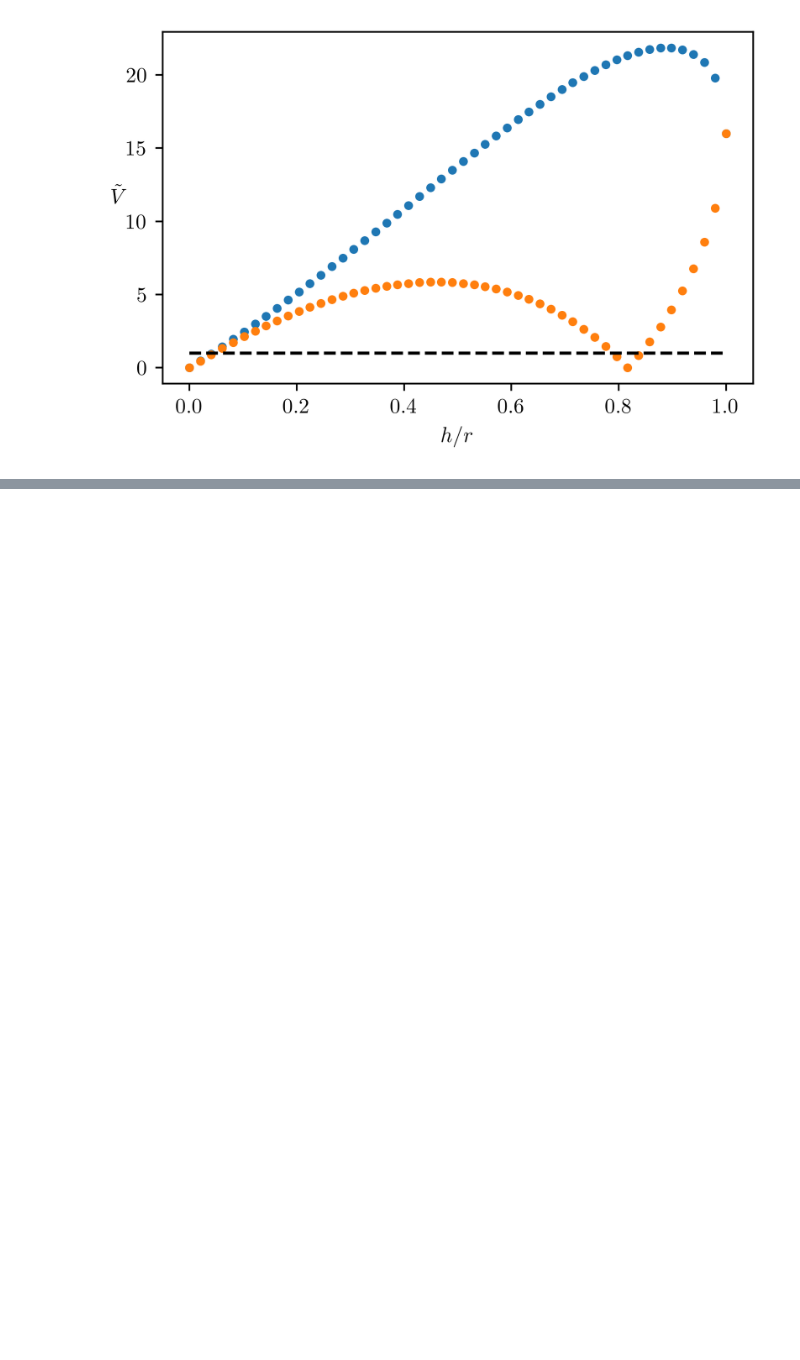
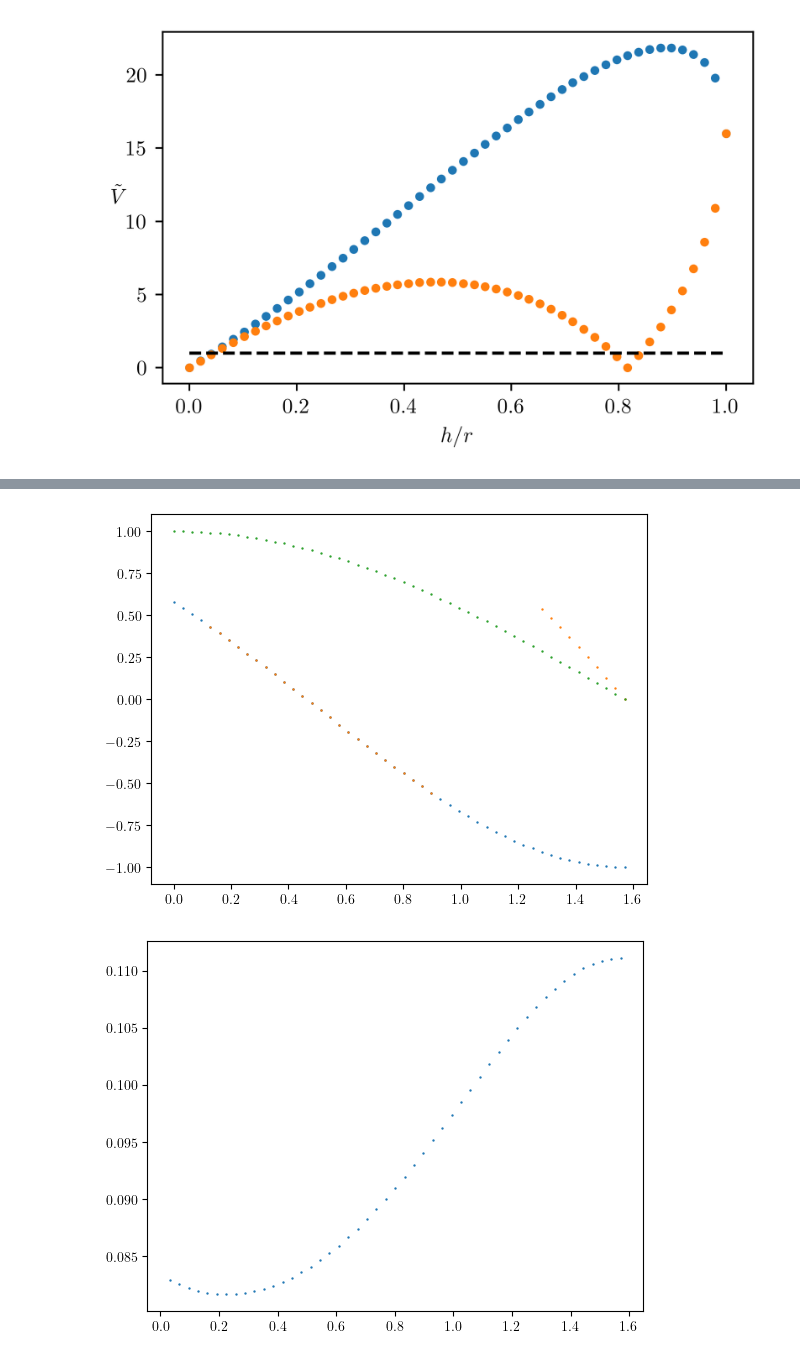
Before and after one commit to ChriGomm/master, a Jupyter notebook: numerics/interactions.ipynb, the cells around one changed output, grey strips where cells are left out. Drawn from its saved outputs; the diff is of its cells as text; code cells hidden in the pictures; blank space fills up the shorter version.

```diff
--- a/numerics/interactions.ipynb
+++ b/numerics/interactions.ipynb
@@ -657,0 +646,40 @@ LaTeX:
+# %%
+from scipy.optimize import root_scalar
+phi =  np.linspace(0,np.pi/2)
+
+def func(dx,phi):
+    rx = np.cos(phi)
+    ry = np.sin(phi)
+    dy = np.sqrt(1-dx**2)
+    f = -3*rx + 15*rx*(rx*dx+ry*dy)**2-6*dx*(rx*dx+ry*dy)
+    return f
+dip = np.zeros(len(phi))
+dip2 = np.zeros(len(phi))
+V = np.zeros_like(phi)
+Vder = np.zeros_like(phi)
+for i in range(len(phi)):
+    bracket = (max(-1,0-phi[i]/2*2.8),max(0,0.7-phi[i]/2))
+    # bracket = (0,1)
+    if func(bracket[0],phi[i])*func(bracket[1],phi[i])<=0:
+        root = root_scalar(func,args=phi[i],bracket=bracket)
+        # root = root_scalar(func,args=phi[i],x0=0)
+        dip[i] = root.root
+        Vder[i] = dip_derivative_full(np.array([np.cos(phi[i]),np.sin(phi[i])]),0,0,np.array([dip[i],np.sqrt(1-dip[i]**2)]))
+        V[i] = dip_dip(np.array([np.cos(phi[i]),np.sin(phi[i])]),np.array([dip[i],np.sqrt(1-dip[i]**2)]))
+    root = root_scalar(func,args=phi[i],x0=0)
+    dip2[i] = root.root
+
+fig, ax = plt.subplots(1,1)
+ax.scatter(phi,dip)
+ax.scatter(phi,dip2)
+ax.scatter(phi,np.cos(phi))
+plt.show()
+fig, ax = plt.subplots(1,1)
+ax.scatter(phi,V/Vder)
+# ax.scatter(phi,V)
+# ax.scatter(phi,dip2)
+
+plt.show()
+# %% [output]
+[figure, added]
+[figure, added]
```
Also changed, not shown: parts of 7 cells of this notebook, 1 other file.
